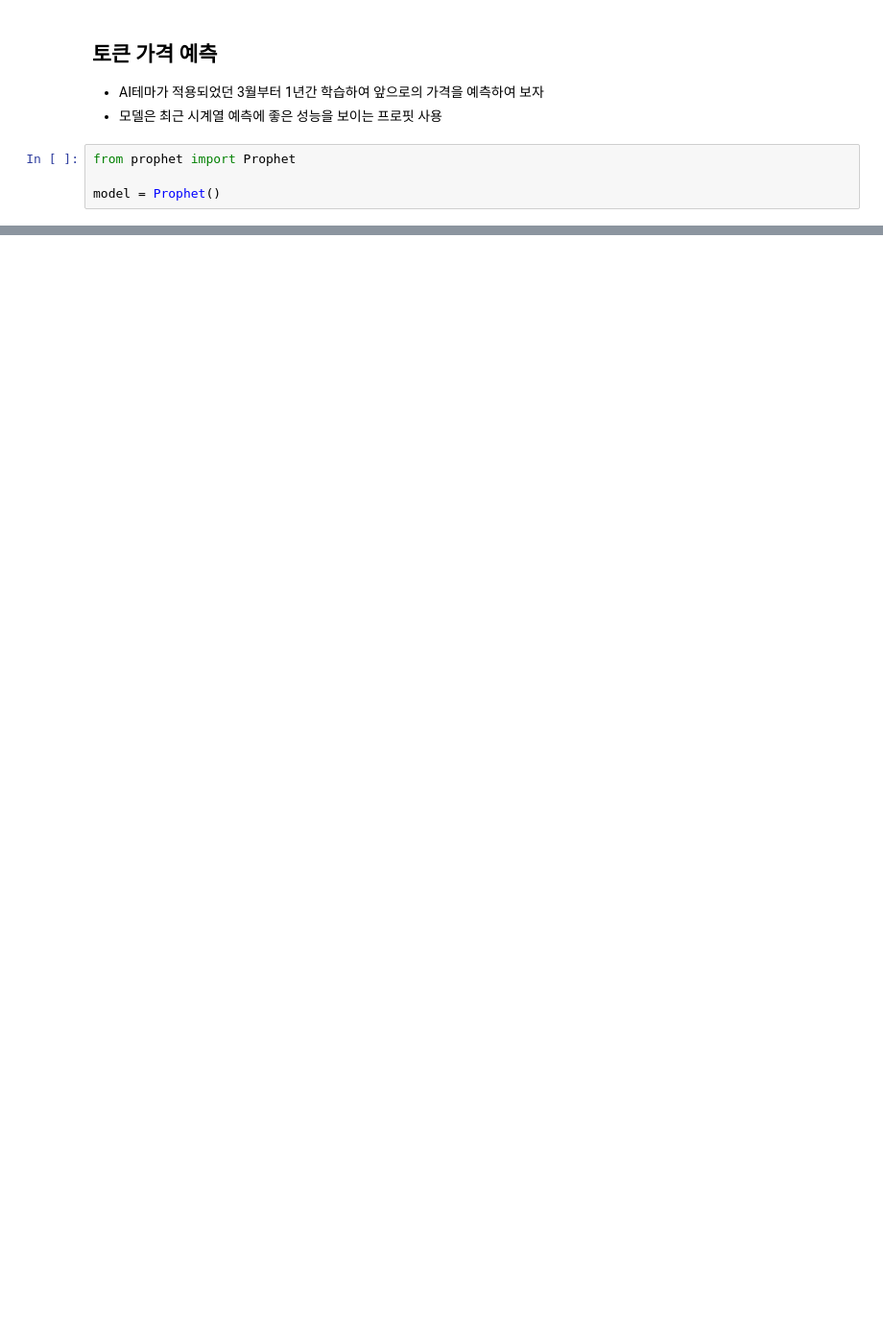
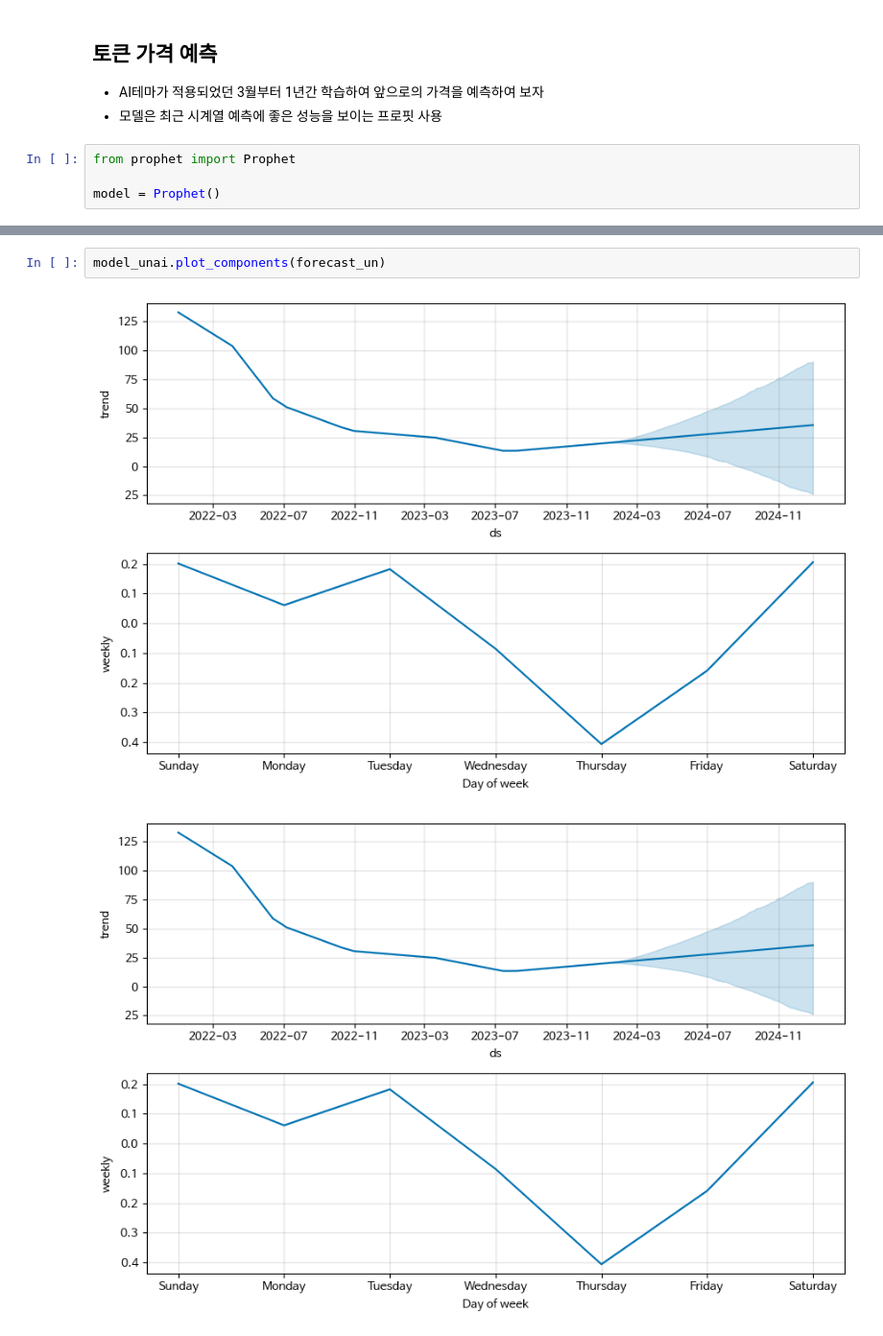
Before and after one commit to entangelk/poliris_news, a Jupyter notebook: docs/analysis/stock_analysis.ipynb, the cells around one changed output, grey strips where cells are left out. Shown: that part at 96% size. Saved outputs shown, nothing was run; the diff lists cells and outputs as text; blank space fills up the shorter version.

```diff
--- a/docs/analysis/stock_analysis.ipynb
+++ b/docs/analysis/stock_analysis.ipynb
@@ -496,0 +542,5 @@ model = Prophet()
+# %%
+model_unai.plot_components(forecast_un)
+# %% [output]
+[figure, added]
+[figure, added]
```
Also changed, not shown: parts of 16 cells of this notebook, 4 other files.
